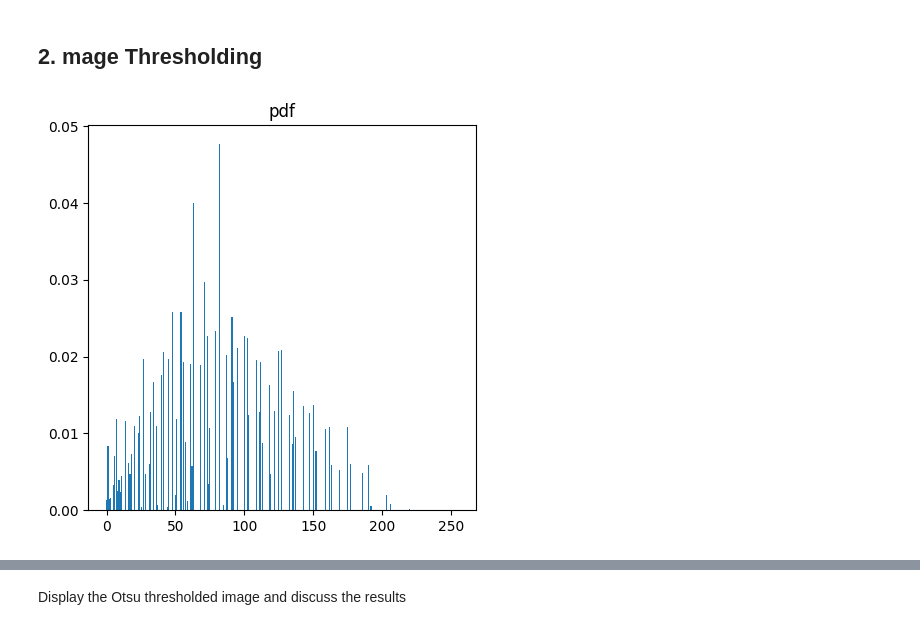
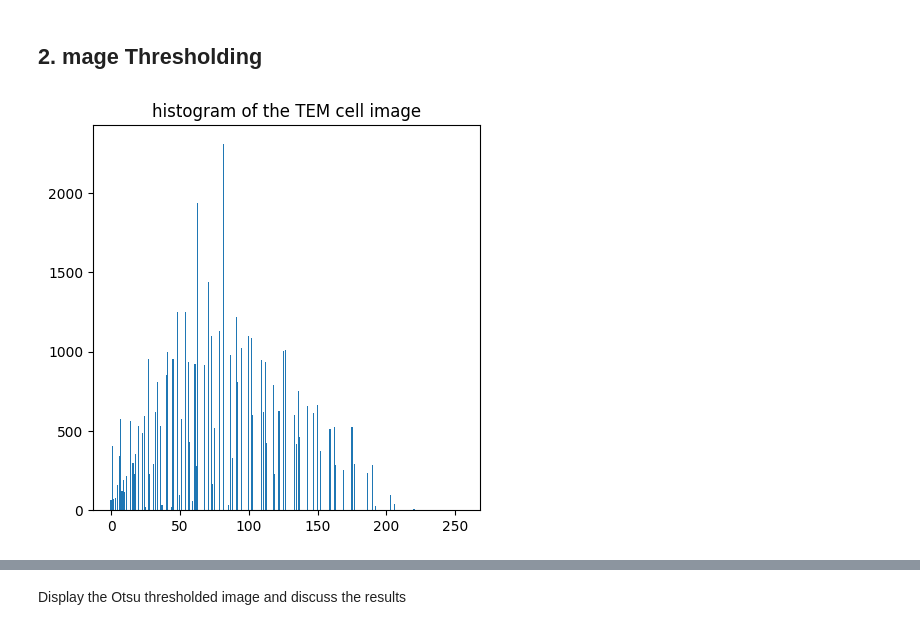
Before and after one commit to RemoShen/computerVisionClass, a Jupyter notebook: Project1/Question1/question1.ipynb, the cells around one changed output, grey strips where cells are left out. Drawn from its saved outputs; the diff is of its cells as text; code cells hidden in the pictures.

```diff
--- a/Project1/Question1/question1.ipynb
+++ b/Project1/Question1/question1.ipynb
@@ -18,7 +18,7 @@ def create_pdf(im_in):
         for j in range(im_in.shape[1]):
             pdf[im_in[i,j]] += 1
     # normalize
-    pdf = pdf/(im_in.shape[0]*im_in.shape[1])
+    # pdf = pdf/(im_in.shape[0]*im_in.shape[1])
     return pdf
 # %%
 # Define a function that returns the cdf of the pdf the image
@@ -96,9 +99,10 @@ image_cell = cv2.imread('./TEM cell.png', cv2.IMREAD_GRAYSCALE)
 # %%
 # Plot the histogram of the image using the functions you created for Q1
 img2 = create_pdf(image_cell)
 plt.figure(figsize=(5,5))
 plt.bar(range(256), img2)
-plt.title('pdf')
+# plt.plot(img2)
+plt.title('histogram of the TEM cell image')
 plt.show()
 # %% [output]
-[figure, old version]
+[figure, new version]
```
Also changed, not shown: parts of 6 cells of this notebook.
